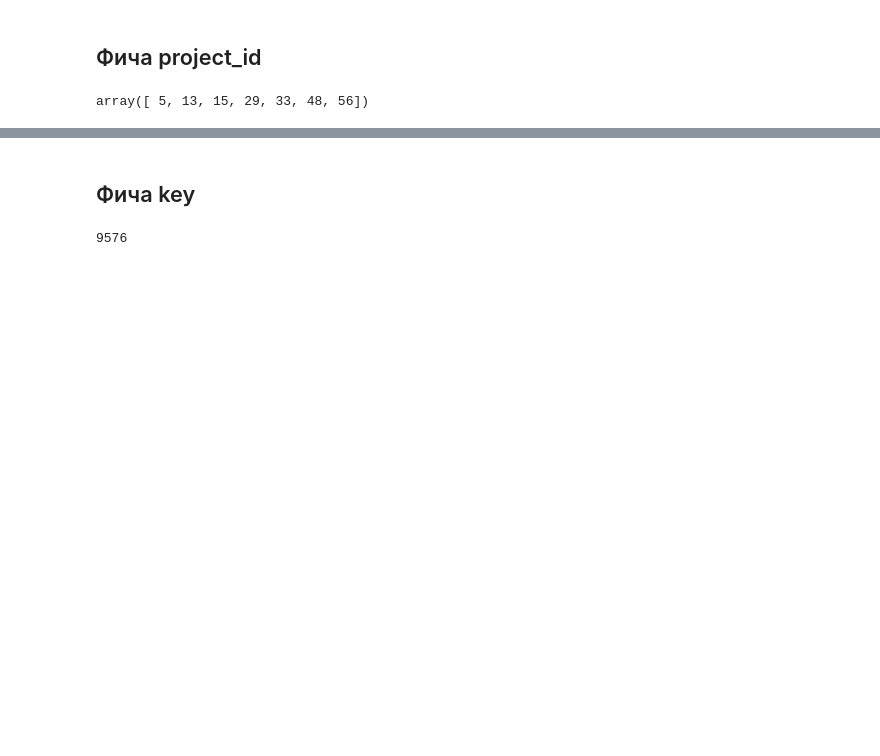
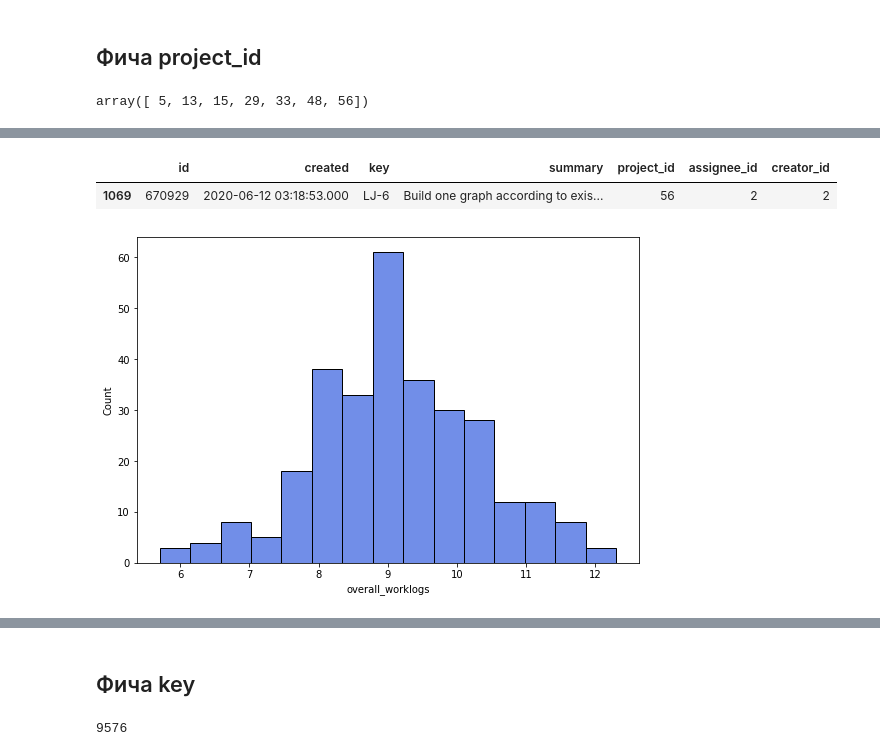
Before and after one commit to TayJen/hackathon_algu2022, a Jupyter notebook: H_ALGU_2022_Research.ipynb, the cells around one changed output, grey strips where cells are left out. Cells and saved outputs as stored; diff of their text form; code cells hidden in the pictures; blank space fills up the shorter version.

```diff
--- a/H_ALGU_2022_Research.ipynb
+++ b/H_ALGU_2022_Research.ipynb
@@ -203,0 +214,12 @@ memory usage: 899.1+ KB
+# %%
+df_test[df_test.project_id == 56]
+# %% [output]
+|  | id | created | key | summary | project_id | assignee_id | creator_id |
+| 1069 | 670929 | 2020-06-12 03:18:53.000 | LJ-6 | Build one graph according to exis... | 56 | 2 | 2 |
+# %%
+plt.figure(figsize=(9, 6))
+sns.histplot(x=np.log(df[df.project_id == 5]['overall_worklogs']),
+             color='royalblue', bins=15)
+plt.show()
+# %% [output]
+[figure, added]
```
Also changed, not shown: parts of 26 cells of this notebook.
